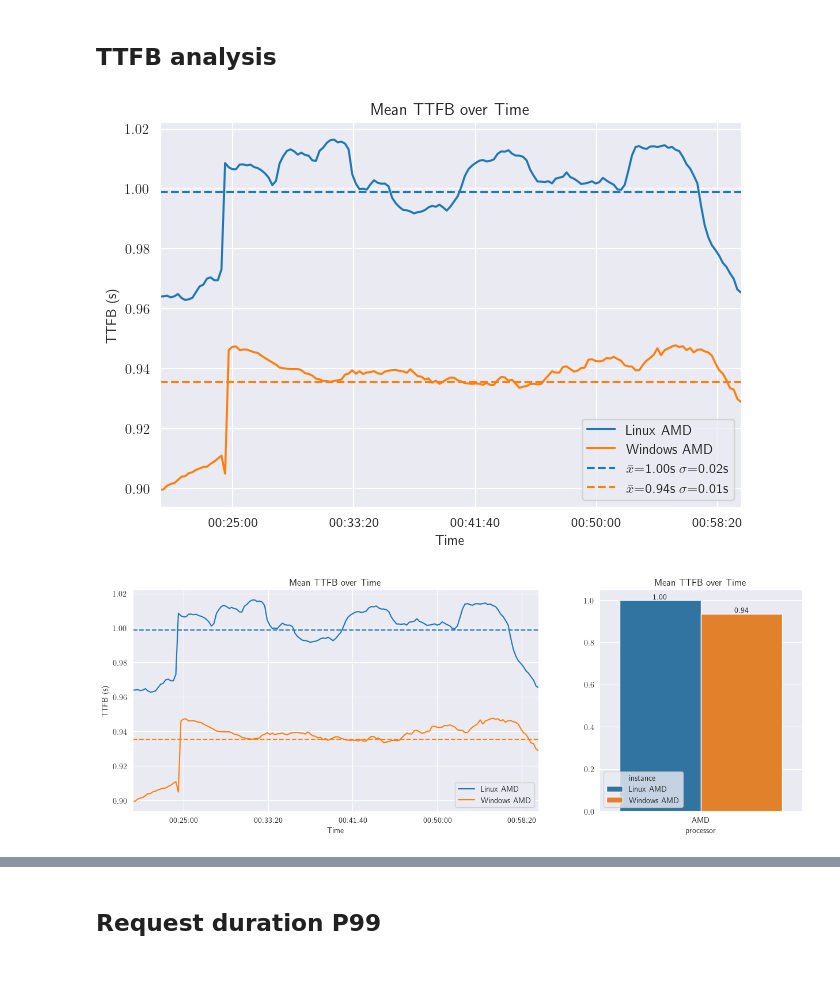
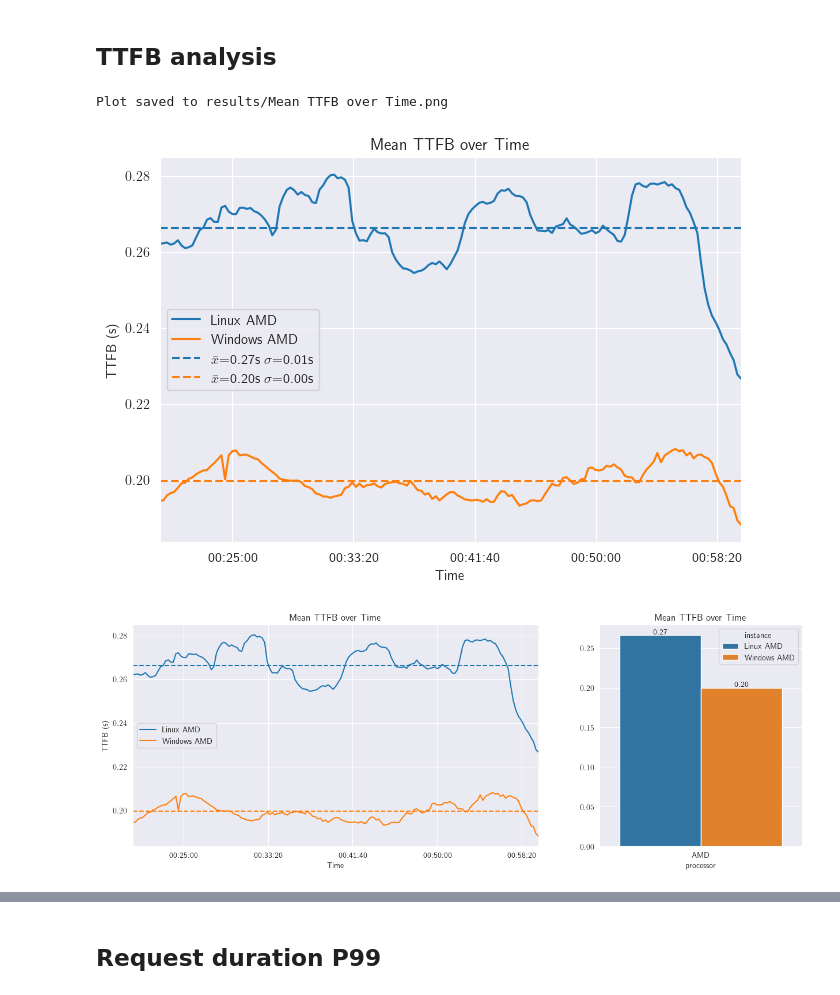
Before and after one commit to epicor-yasuomaidana/metrics-analysis, a Jupyter notebook: Quick Comparison.ipynb, the cells around one changed output, grey strips where cells are left out. Cells and saved outputs as stored; diff of their text form; code cells hidden in the pictures.

```diff
--- a/Quick Comparison.ipynb
+++ b/Quick Comparison.ipynb
@@ -112,10 +114,15 @@ def plot_throughput_hist(
 
 def plot_over_time(df: pd.DataFrame, y_col: str, title: str, ylabel: str, grouper: str = "instance",
                    ax: plt.Axes | None = None):
+
+    instances = df[grouper].unique()
+    palette = dict(zip(instances, sns.color_palette("tab10", len(instances))))
+
     if ax is None:
         fig, ax = plt.subplots(figsize=(7.5, 5))
     for name, group in df.groupby(grouper):
-        group.plot(use_index=True, y=y_col, label=name, ax=ax)
+        color = palette.get(name)
+        group.plot(use_index=True, y=y_col, label=name, ax=ax, color=color)
     plt.title(title)
     plt.ylabel(ylabel)
     if ax is None:
@@ -240,5 +247,8 @@ total_iterations = cut_by_window(total_iterations, "20m", "40m")
 total_iterations = filter_wrong_totals(total_iterations)
 mean_ttfb = cut_by_window(mean_ttfb, "20m", "40m")
 mean_request_duration = cut_by_window(mean_request_duration, "20m", "40m")
+# %%
+skip_columns = ["dT", "vus", "identifier", "os", "processor", "instance","total_rate", "total"]
+scenarios = [col for col in total_requests.columns if col not in skip_columns]
 # %% [markdown]
 ## Requests Analysis
@@ -332,16 +363,19 @@ plt.show()
 ## TTFB analysis
 # %%
 fig, ax = plt.subplots(figsize=(7.5, 5))
+
+mean_ttfb["mean"] =mean_ttfb[scenarios].mean(axis=1)
 
 # Plot the time series
 plot_over_time(mean_ttfb, "mean", 'Mean TTFB over Time', 'TTFB (s)', ax=ax)
 plot_grouped_means_with_palette(mean_ttfb, "mean", ax)
 
 ax.legend()
-save_plot_if_new("results/Mean TTFB over Timev2.png", dpi=300)
+save_plot_if_new("results/Mean TTFB over Time.png", dpi=300)
 plt.show()
 # %% [output]
+Plot saved to results/Mean TTFB over Time.png
-[figure, old version]
+[figure, new version]
 # %%
 fig = plt.figure(figsize=(15, 5))  # Increase width
 gs = gridspec.GridSpec(1, 2, width_ratios=[2, 1])  # 2/3 and 1/3
@@ -355,7 +389,7 @@ plot_bar(mean_ttfb, "processor", "mean", "Mean TTFB over Time", "", ax=ax2, show
          estimator="mean", fmt="%.2f")
 plt.show()
 # %% [output]
-[figure, old version]
+[figure, new version]
 # %%
 fig, ax = plt.subplots(figsize=(12, 5))
 plot_throughput_hist(
```
Also changed, not shown: parts of 7 cells of this notebook.
